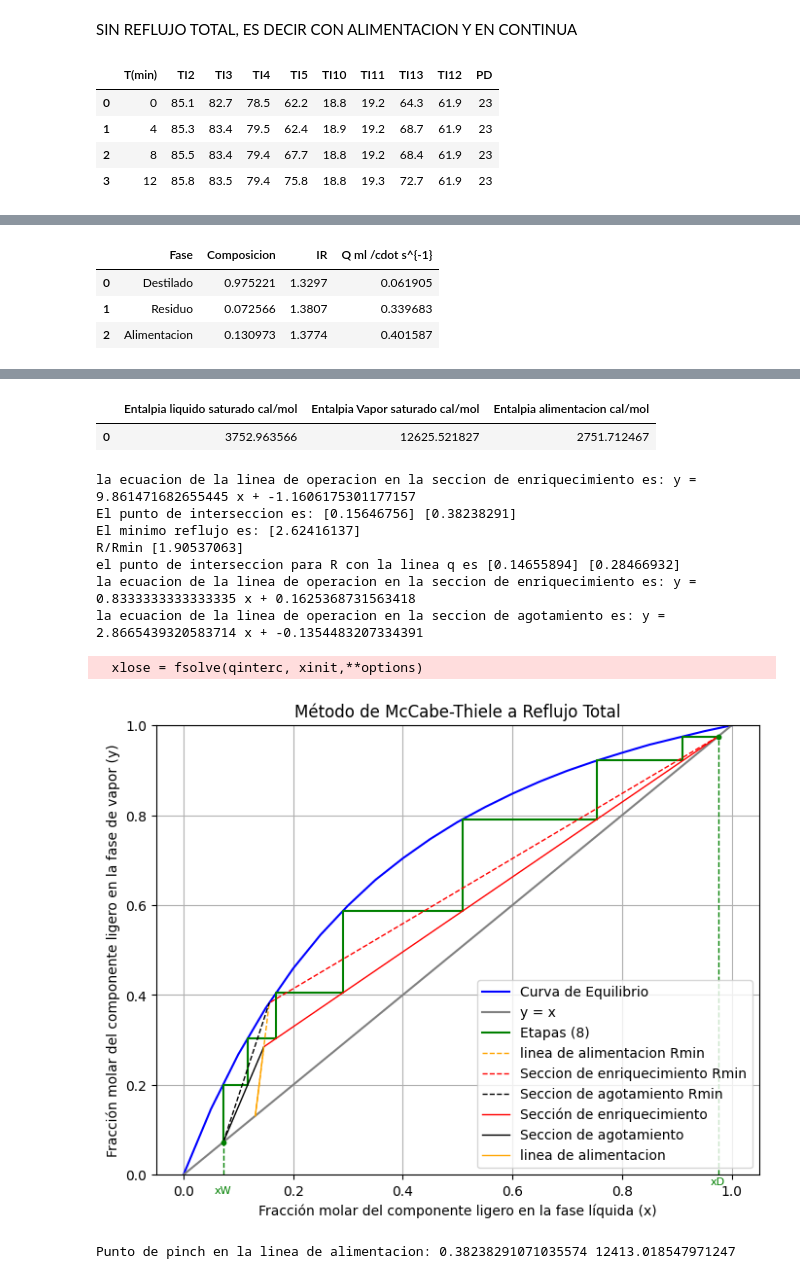
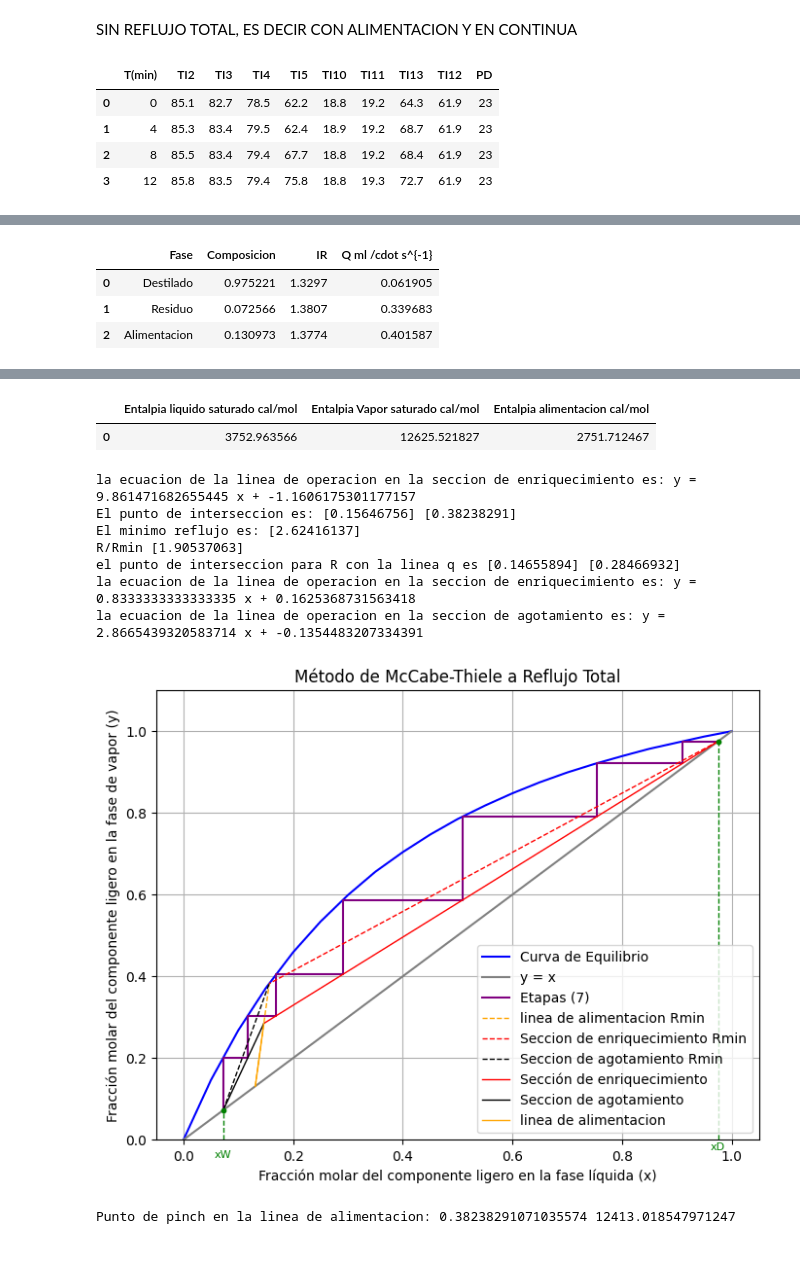
Before and after one commit to ChristianPh404/exp2, a Jupyter notebook: pract16.ipynb, the cells around one changed output, grey strips where cells are left out. Cells and saved outputs as stored; diff of their text form; code cells hidden in the pictures.

```diff
--- a/pract16.ipynb
+++ b/pract16.ipynb
@@ -393,8 +393,16 @@ for i in range(1, 200):
 # Limpiar filas con ceros innecesarios
 s = s[~np.all(s == 0, axis=1)]
 s_rows = s.shape[0]
-
-
+etapas = s_rows - 1 # al usar el primer punto xd,xd tenemos 1 fila de mas
+'''
+se crea una matriz con el doble de filas de s
+siempre y cuando no estemos en la ultima fila la fila
+fila i*2 + 1 nueva que hemos creado mantiene el valor de la fila i
+para x pero para y toma el valor de la siguiente fila i+1
+de esta forma podemos graficar las horizontales y al ir en orden
+como la siguiente  sera la i*2 donde difiere la vertical
+al ir representando todas las s se representa las verticales y horizontales
+'''
 S = np.zeros((s_rows * 2, 2))
 for i in range(0, s_rows):
     S[i * 2, 0] = s[i, 0]  # Coordenada x de la etapa actual
@@ -413,7 +421,7 @@ plt.figure(figsize=(8, 6))
 plt.plot(x1, y1, label='Curva de Equilibrio', color='blue')
 plt.plot([0, 1], [0, 1], color='gray', label='y = x ')
 
-plt.plot(S[:, 0], S[:, 1], color='green', label=f'Etapas ({s_rows})')
+plt.plot(S[:, 0], S[:, 1], color='purple', label=f'Etapas ({etapas})')
 # Puntos xD y xW
 xlose = xlose[0]  # Ensure xlose is a scalar
 ylose = ylose[0]  # Ensure ylose is a scalar
@@ -439,36 +447,35 @@ plt.plot([xD, xlost_test[0]], [xD, ylost[0]], color='red',  linewidth=1, label='
 plt.plot([xW, xlost_test[0]], [xW, ylost[0]], color='black',  linewidth=1, label='Seccion de agotamiento')
 plt.plot([xF, xlost_test[0]], [xF, ylost[0]], color='orange',  linewidth=1, label='linea de alimentacion')
 
-plt.ylim(0, 1)
+plt.ylim(0, 1.1)
 plt.xlabel('Fracción molar del componente ligero en la fase líquida (x)')
 plt.ylabel('Fracción molar del componente ligero en la fase de vapor (y)')
 plt.title(f'Método de McCabe-Thiele a Reflujo Total')
 plt.legend()
 plt.grid(True)
 plt.show()
 # %% [output]
 |  | T(min) | TI2 | TI3 | TI4 | TI5 | TI10 | TI11 | TI13 | TI12 | PD |
 | 0 | 0 | 85.1 | 82.7 | 78.5 | 62.2 | 18.8 | 19.2 | 64.3 | 61.9 | 23 |
 | 1 | 4 | 85.3 | 83.4 | 79.5 | 62.4 | 18.9 | 19.2 | 68.7 | 61.9 | 23 |
 | 2 | 8 | 85.5 | 83.4 | 79.4 | 67.7 | 18.8 | 19.2 | 68.4 | 61.9 | 23 |
 | 3 | 12 | 85.8 | 83.5 | 79.4 | 75.8 | 18.8 | 19.3 | 72.7 | 61.9 | 23 |
 [figure]
 |  | Fase | Composicion | IR | Q ml /cdot s^{-1} |
 | 0 | Destilado | 0.975221 | 1.3297 | 0.061905 |
 | 1 | Residuo | 0.072566 | 1.3807 | 0.339683 |
 | 2 | Alimentacion | 0.130973 | 1.3774 | 0.401587 |
 [figure]
 |  | Entalpia liquido saturado cal/mol | Entalpia Vapor saturado cal/mol | Entalpia alimentacion cal/mol |
 | 0 | 3752.963566 | 12625.521827 | 2751.712467 |
 la ecuacion de la linea de operacion en la seccion de enriquecimiento es: y = 9.861471682655445 x + -1.1606175301177157
 El punto de interseccion es: [0.15646756] [0.38238291]
 El minimo reflujo es: [2.62416137]
 R/Rmin [1.90537063]
 el punto de interseccion para R con la linea q es [0.14655894] [0.28466932]
 la ecuacion de la linea de operacion en la seccion de enriquecimiento es: y = 0.8333333333333335 x + 0.1625368731563418
 la ecuacion de la linea de operacion en la seccion de agotamiento es: y = 2.8665439320583714 x + -0.1354483207334391
-  xlose = fsolve(qinterc, xinit,**options)
-[figure, old version]
+[figure, new version]
 # %%
 from IPython.display import HTML
 # punto pinch linea alimentacion
```
Also changed, not shown: 1 other file.
